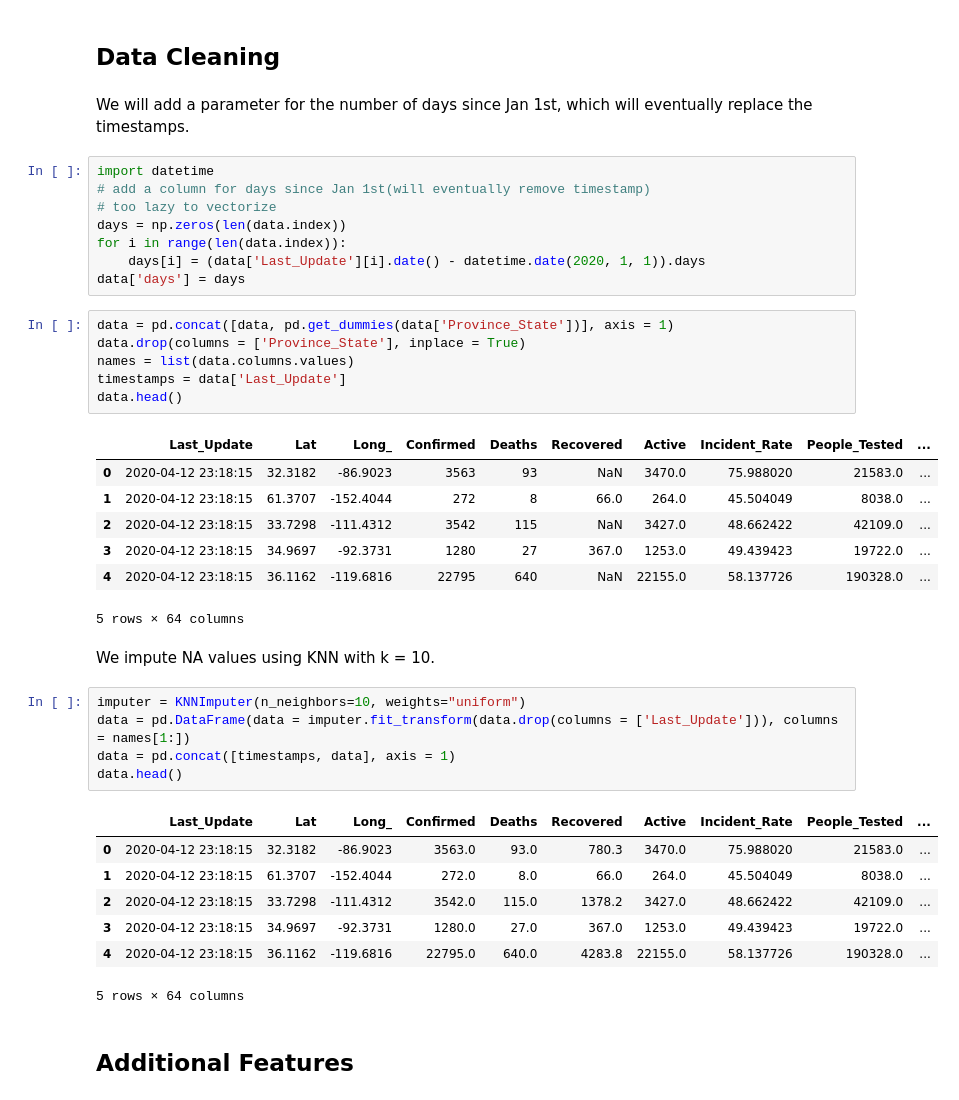
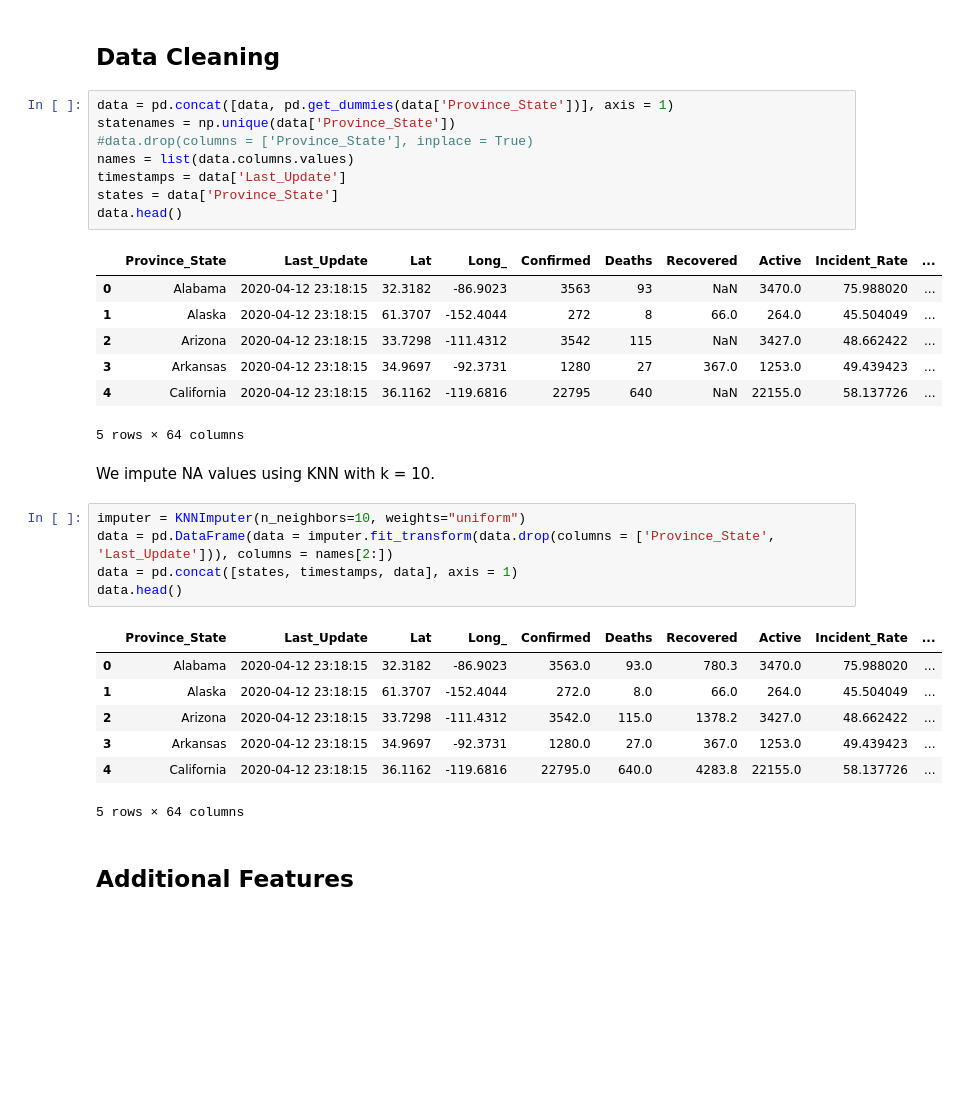
Before and after one commit to chauedwin/CS145-COVID, a Jupyter notebook: COVID_Prediction.ipynb, the cells around one changed output. Drawn from its saved outputs; the diff is of its cells as text; blank space fills up the shorter version.

```diff
--- a/COVID_Prediction.ipynb
+++ b/COVID_Prediction.ipynb
@@ -41,44 +42,36 @@ data.loc[48:52, ]
 | 52 | Arizona | 2020-04-13 23:07:54 | 33.7298 | -111.4312 | 3705 | 122 | NaN | 3583.0 | 50.901828 | ... |
 # %% [markdown]
 ## Data Cleaning
-# %% [markdown]
-We will add a parameter for the number of days since Jan 1st, which will eventually replace the timestamps.
-# %%
-import datetime
-# add a column for days since Jan 1st(will eventually remove timestamp)
-# too lazy to vectorize
-days = np.zeros(len(data.index))
-for i in range(len(data.index)):
-    days[i] = (data['Last_Update'][i].date() - datetime.date(2020, 1, 1)).days
-data['days'] = days
 # %%
 data = pd.concat([data, pd.get_dummies(data['Province_State'])], axis = 1)
-data.drop(columns = ['Province_State'], inplace = True)
+statenames = np.unique(data['Province_State'])
+#data.drop(columns = ['Province_State'], inplace = True)
 names = list(data.columns.values)
 timestamps = data['Last_Update']
+states = data['Province_State']
 data.head()
 # %% [output]
-|  | Last_Update | Lat | Long_ | Confirmed | Deaths | Recovered | Active | Incident_Rate | People_Tested | ... |
-| 0 | 2020-04-12 23:18:15 | 32.3182 | -86.9023 | 3563 | 93 | NaN | 3470.0 | 75.988020 | 21583.0 | ... |
-| 1 | 2020-04-12 23:18:15 | 61.3707 | -152.4044 | 272 | 8 | 66.0 | 264.0 | 45.504049 | 8038.0 | ... |
-| 2 | 2020-04-12 23:18:15 | 33.7298 | -111.4312 | 3542 | 115 | NaN | 3427.0 | 48.662422 | 42109.0 | ... |
-| 3 | 2020-04-12 23:18:15 | 34.9697 | -92.3731 | 1280 | 27 | 367.0 | 1253.0 | 49.439423 | 19722.0 | ... |
-| 4 | 2020-04-12 23:18:15 | 36.1162 | -119.6816 | 22795 | 640 | NaN | 22155.0 | 58.137726 | 190328.0 | ... |
+|  | Province_State | Last_Update | Lat | Long_ | Confirmed | Deaths | Recovered | Active | Incident_Rate | ... |
+| 0 | Alabama | 2020-04-12 23:18:15 | 32.3182 | -86.9023 | 3563 | 93 | NaN | 3470.0 | 75.988020 | ... |
+| 1 | Alaska | 2020-04-12 23:18:15 | 61.3707 | -152.4044 | 272 | 8 | 66.0 | 264.0 | 45.504049 | ... |
+| 2 | Arizona | 2020-04-12 23:18:15 | 33.7298 | -111.4312 | 3542 | 115 | NaN | 3427.0 | 48.662422 | ... |
+| 3 | Arkansas | 2020-04-12 23:18:15 | 34.9697 | -92.3731 | 1280 | 27 | 367.0 | 1253.0 | 49.439423 | ... |
+| 4 | California | 2020-04-12 23:18:15 | 36.1162 | -119.6816 | 22795 | 640 | NaN | 22155.0 | 58.137726 | ... |
 5 rows × 64 columns
 # %% [markdown]
 We impute NA values using KNN with k = 10.
 # %%
 imputer = KNNImputer(n_neighbors=10, weights="uniform")
-data = pd.DataFrame(data = imputer.fit_transform(data.drop(columns = ['Last_Update'])), columns = names[1:])
-data = pd.concat([timestamps, data], axis = 1)
+data = pd.DataFrame(data = imputer.fit_transform(data.drop(columns = ['Province_State', 'Last_Update'])), columns = names[2:])
+data = pd.concat([states, timestamps, data], axis = 1)
 data.head()
 # %% [output]
-|  | Last_Update | Lat | Long_ | Confirmed | Deaths | Recovered | Active | Incident_Rate | People_Tested | ... |
-| 0 | 2020-04-12 23:18:15 | 32.3182 | -86.9023 | 3563.0 | 93.0 | 780.3 | 3470.0 | 75.988020 | 21583.0 | ... |
-| 1 | 2020-04-12 23:18:15 | 61.3707 | -152.4044 | 272.0 | 8.0 | 66.0 | 264.0 | 45.504049 | 8038.0 | ... |
-| 2 | 2020-04-12 23:18:15 | 33.7298 | -111.4312 | 3542.0 | 115.0 | 1378.2 | 3427.0 | 48.662422 | 42109.0 | ... |
-| 3 | 2020-04-12 23:18:15 | 34.9697 | -92.3731 | 1280.0 | 27.0 | 367.0 | 1253.0 | 49.439423 | 19722.0 | ... |
-| 4 | 2020-04-12 23:18:15 | 36.1162 | -119.6816 | 22795.0 | 640.0 | 4283.8 | 22155.0 | 58.137726 | 190328.0 | ... |
+|  | Province_State | Last_Update | Lat | Long_ | Confirmed | Deaths | Recovered | Active | Incident_Rate | ... |
+| 0 | Alabama | 2020-04-12 23:18:15 | 32.3182 | -86.9023 | 3563.0 | 93.0 | 780.3 | 3470.0 | 75.988020 | ... |
+| 1 | Alaska | 2020-04-12 23:18:15 | 61.3707 | -152.4044 | 272.0 | 8.0 | 66.0 | 264.0 | 45.504049 | ... |
+| 2 | Arizona | 2020-04-12 23:18:15 | 33.7298 | -111.4312 | 3542.0 | 115.0 | 1378.2 | 3427.0 | 48.662422 | ... |
+| 3 | Arkansas | 2020-04-12 23:18:15 | 34.9697 | -92.3731 | 1280.0 | 27.0 | 367.0 | 1253.0 | 49.439423 | ... |
+| 4 | California | 2020-04-12 23:18:15 | 36.1162 | -119.6816 | 22795.0 | 640.0 | 4283.8 | 22155.0 | 58.137726 | ... |
 5 rows × 64 columns
 # %% [markdown]
 ## Additional Features
```
Also changed, not shown: parts of 17 cells of this notebook, 1 other file.
